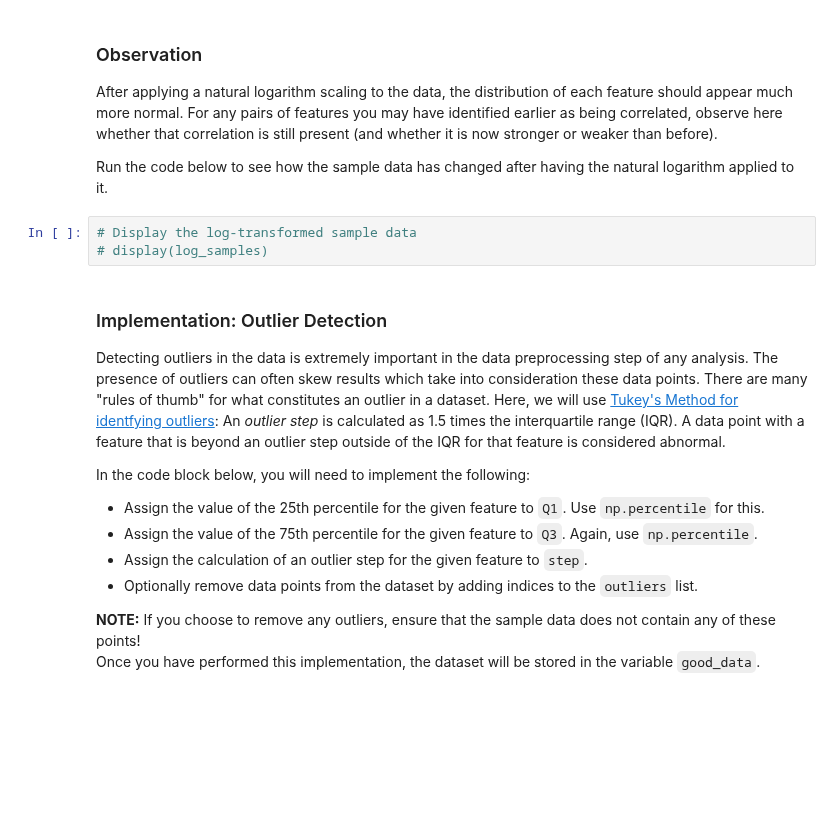
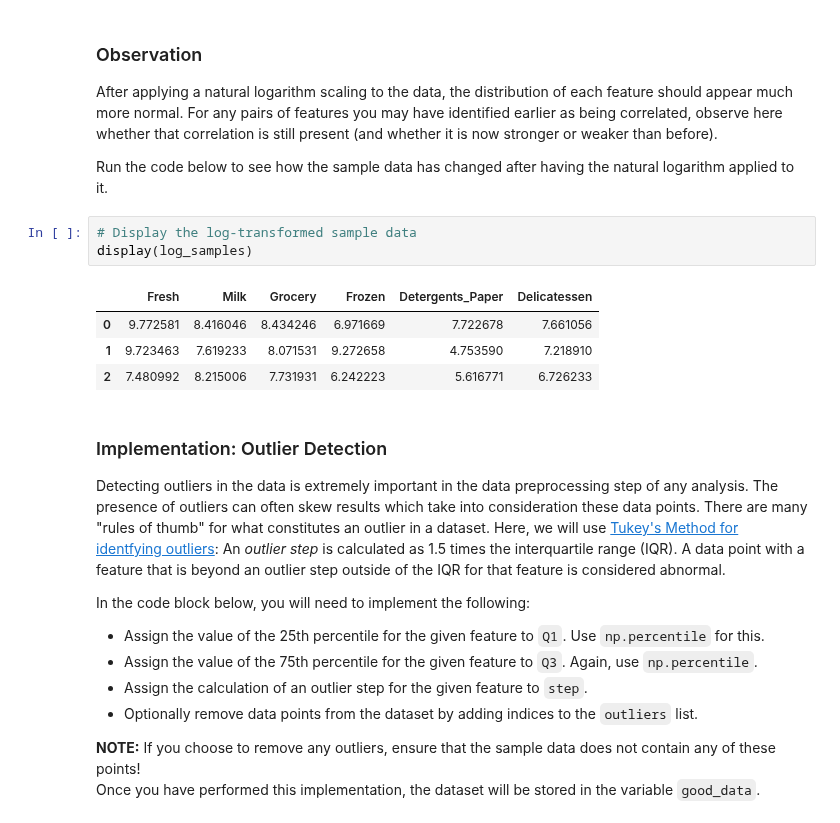
Before and after one commit to markdyousef/ML-Nanodegree, a Jupyter notebook: projects/customer_segments/customer_segments.ipynb, the cells around one changed output. Cells and saved outputs as stored; diff of their text form; blank space fills up the shorter version.

```diff
--- a/projects/customer_segments/customer_segments.ipynb
+++ b/projects/customer_segments/customer_segments.ipynb
@@ -164,7 +164,12 @@ After applying a natural logarithm scaling to the data, the distribution of each
 Run the code below to see how the sample data has changed after having the natural logarithm applied to it.
 # %%
 # Display the log-transformed sample data
-# display(log_samples)
+display(log_samples)
+# %% [output]
+|  | Fresh | Milk | Grocery | Frozen | Detergents_Paper | Delicatessen |
+| 0 | 9.772581 | 8.416046 | 8.434246 | 6.971669 | 7.722678 | 7.661056 |
+| 1 | 9.723463 | 7.619233 | 8.071531 | 9.272658 | 4.753590 | 7.218910 |
+| 2 | 7.480992 | 8.215006 | 7.731931 | 6.242223 | 5.616771 | 6.726233 |
 # %% [markdown]
 ### Implementation: Outlier Detection
 Detecting outliers in the data is extremely important in the data preprocessing step of any analysis. The presence of outliers can often skew results which take into consideration these data points. There are many "rules of thumb" for what constitutes an outlier in a dataset. Here, we will use [Tukey's Method for identfying outliers](http://datapigtechnologies.com/blog/index.php/highlighting-outliers-in-your-data-with-the-tukey-method/): An *outlier step* is calculated as 1.5 times the interquartile range (IQR). A data point with a feature that is beyond an outlier step outside of the IQR for that feature is considered abnormal.
```
Also changed, not shown: parts of 4 cells of this notebook.
